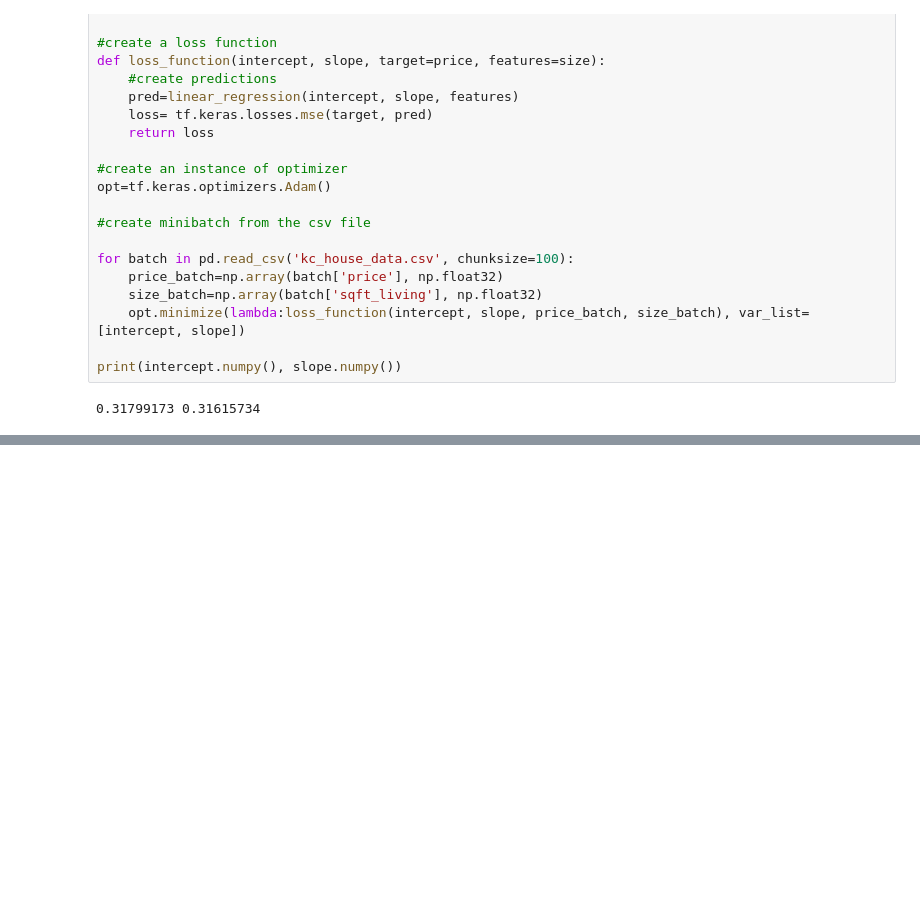
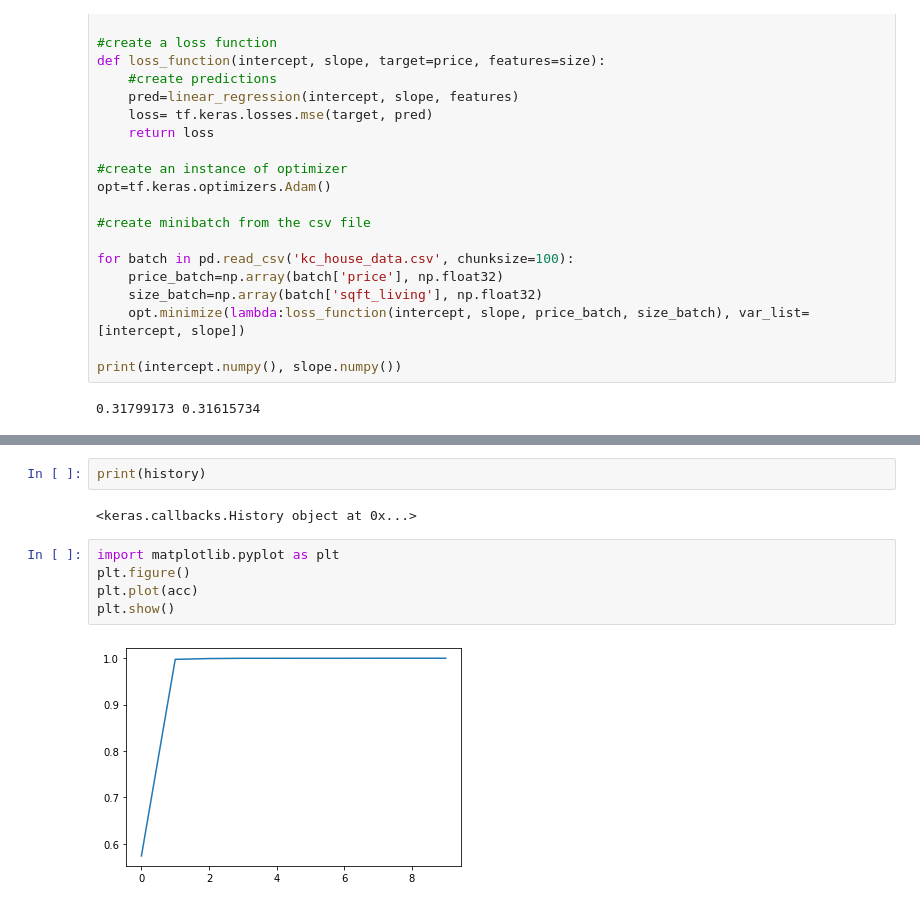
Before and after one commit to rajsandhu1989/Tensorflow_projects, a Jupyter notebook: Tensorflow Basics/Basics_1.ipynb, the cells around one changed output, grey strips where cells are left out. Cells and saved outputs as stored; diff of their text form; blank space fills up the shorter version.

```diff
--- a/Tensorflow Basics/Basics_1.ipynb
+++ b/Tensorflow Basics/Basics_1.ipynb
@@ -209,0 +304,11 @@ print(intercept.numpy(), slope.numpy())
+# %%
+print(history)
+# %% [output]
+<keras.callbacks.History object at 0x...>
+# %%
+import matplotlib.pyplot as plt
+plt.figure()
+plt.plot(acc)
+plt.show()
+# %% [output]
+[figure, added]
```
Also changed, not shown: parts of 11 cells of this notebook, 1 other file.
